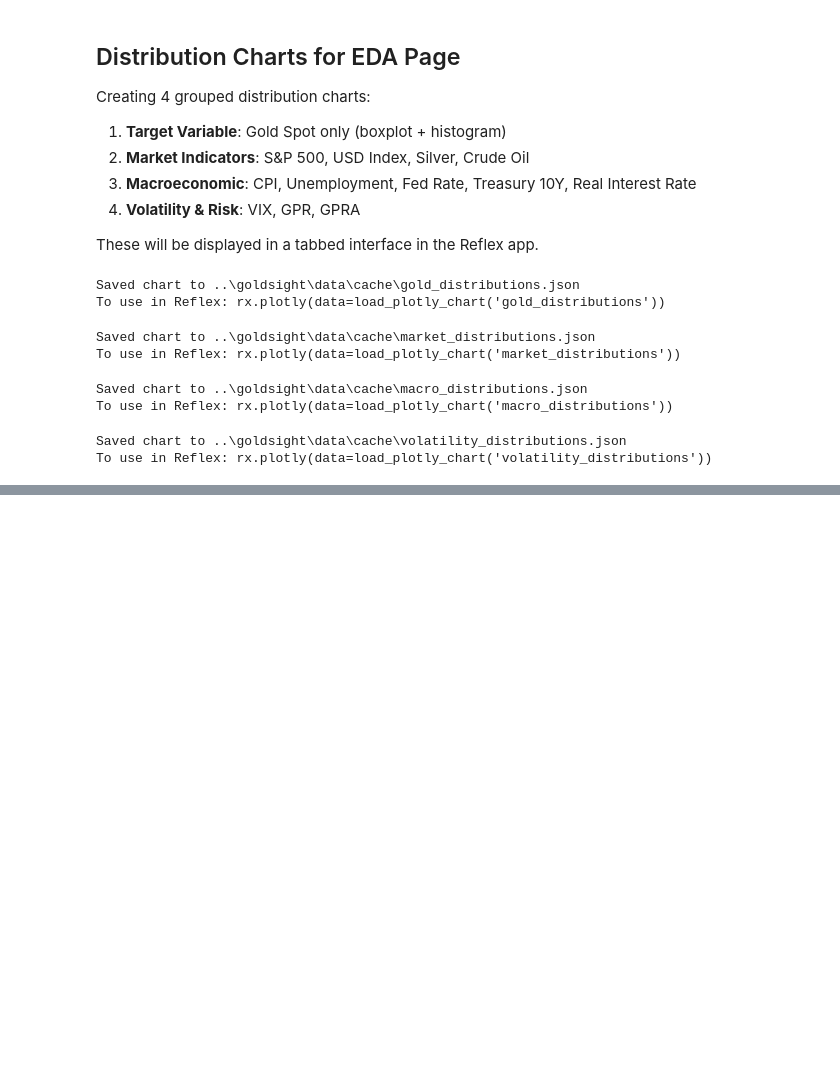
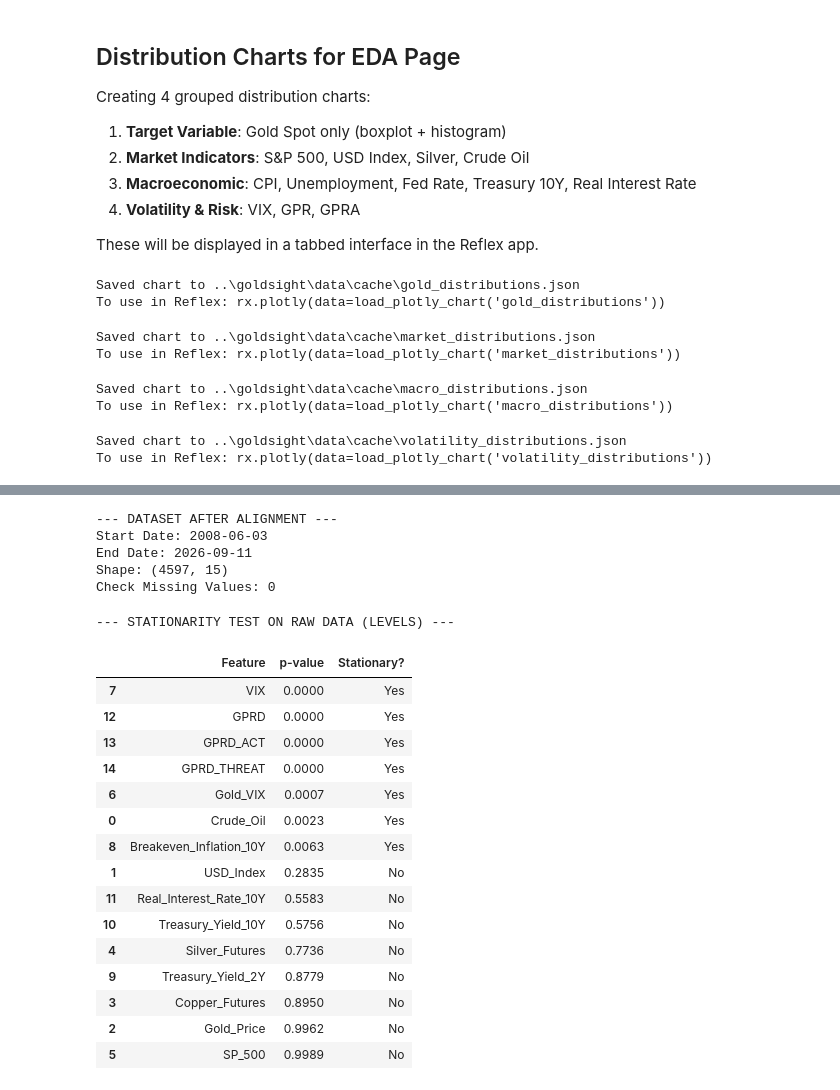
Before and after one commit to HuyPham171-hub/gold-price-prediction, a Jupyter notebook: notebooks/explore.ipynb, the cells around one changed output, grey strips where cells are left out. Saved outputs shown, nothing was run; the diff lists cells and outputs as text; code cells hidden in the pictures; blank space fills up the shorter version.

```diff
--- a/notebooks/explore.ipynb
+++ b/notebooks/explore.ipynb
@@ -1508,0 +1543,52 @@ To use in Reflex: rx.plotly(data=load_plotly_chart('volatility_distributions'))
+# %%
+# 1. Drop dates when the Gold market is closed (Target = NaN)
+df_aligned = df_raw.dropna(subset=['Gold_Price']).copy()
+
+# 2. Forward-fill for macro/commodity variables with staggered holiday schedules
+df_aligned = df_aligned.ffill()
+
+# 3. Establish the "Latest Common Start Date" (Convergence point of all features)
+df_aligned = df_aligned.dropna()
+
+print(f"\n--- DATASET AFTER ALIGNMENT ---")
+print(f"Start Date: {df_aligned.index.min().date()}")
+print(f"End Date: {df_aligned.index.max().date()}")
+print(f"Shape: {df_aligned.shape}")
+print("Check Missing Values:", df_aligned.isnull().sum().sum()) # Ensure it equals 0
+# %% [output]
+--- DATASET AFTER ALIGNMENT ---
+Start Date: 2008-06-03
+End Date: 2026-09-11
+Shape: (4597, 15)
+Check Missing Values: 0
+# %%
+def check_stationarity(df):
+    results = []
+    for col in df.columns:
+        stat = adfuller(df[col].dropna())
+        p_value = stat[1]
+        is_stationary = "Yes" if p_value < 0.05 else "No"
+        results.append((col, f"{p_value:.4f}", is_stationary))
+
+    return pd.DataFrame(results, columns=['Feature', 'p-value', 'Stationary?']).sort_values('p-value')
+
+print("--- STATIONARITY TEST ON RAW DATA (LEVELS) ---")
+display(check_stationarity(df_aligned))
+# %% [output]
+--- STATIONARITY TEST ON RAW DATA (LEVELS) ---
+|  | Feature | p-value | Stationary? |
+| 7 | VIX | 0.0000 | Yes |
+| 12 | GPRD | 0.0000 | Yes |
+| 13 | GPRD_ACT | 0.0000 | Yes |
+| 14 | GPRD_THREAT | 0.0000 | Yes |
+| 6 | Gold_VIX | 0.0007 | Yes |
+| 0 | Crude_Oil | 0.0023 | Yes |
+| 8 | Breakeven_Inflation_10Y | 0.0063 | Yes |
+| 1 | USD_Index | 0.2835 | No |
+| 11 | Real_Interest_Rate_10Y | 0.5583 | No |
+| 10 | Treasury_Yield_10Y | 0.5756 | No |
+| 4 | Silver_Futures | 0.7736 | No |
+| 9 | Treasury_Yield_2Y | 0.8779 | No |
+| 3 | Copper_Futures | 0.8950 | No |
+| 2 | Gold_Price | 0.9962 | No |
+| 5 | SP_500 | 0.9989 | No |
```
Also changed, not shown: parts of 7 cells of this notebook.
